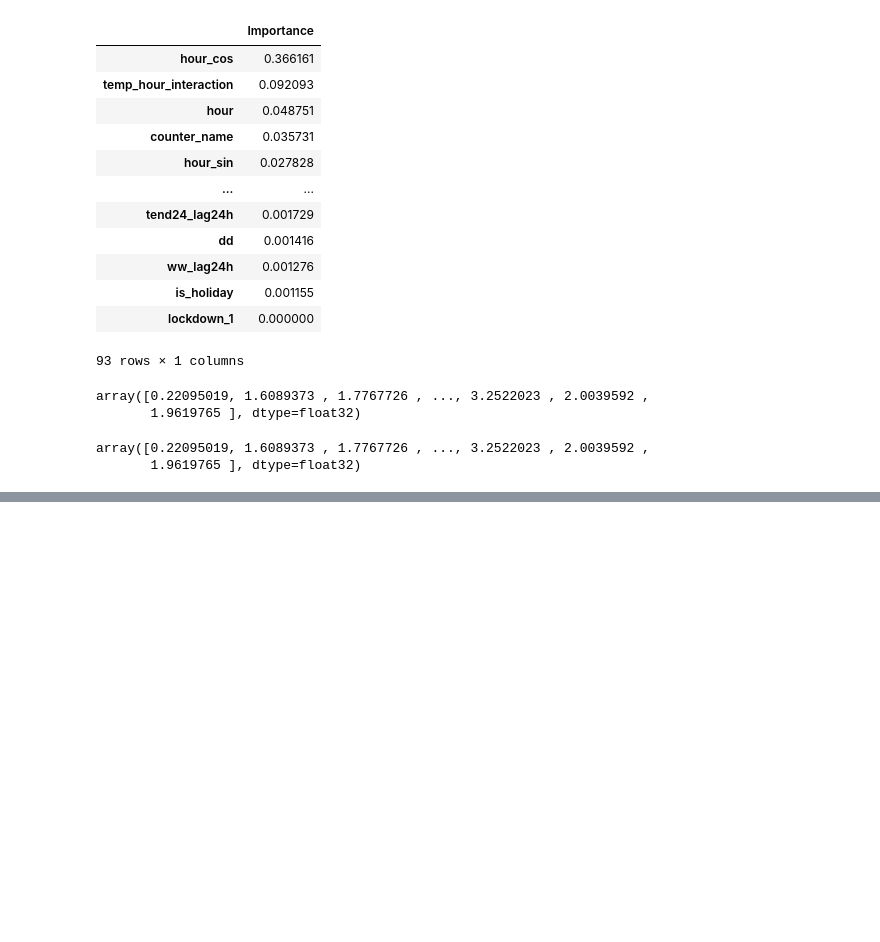
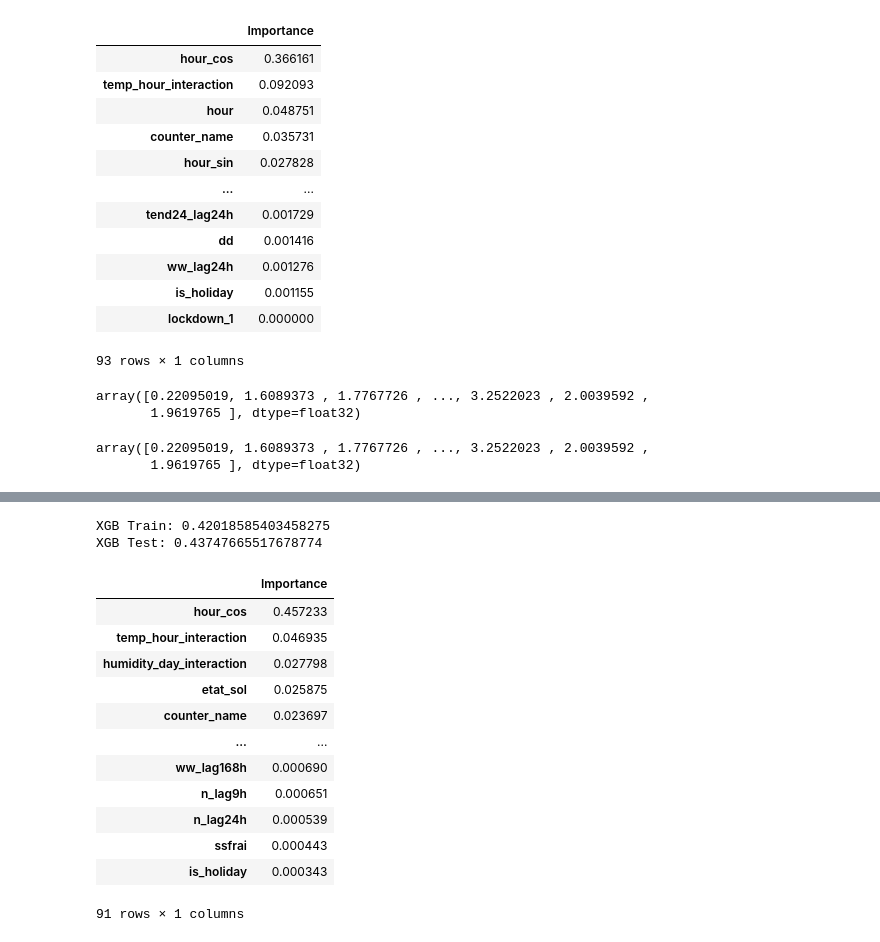
Before and after one commit to Ameya1337/Bike-Counters-Ameya---Qiling, a Jupyter notebook: timeseries continued.ipynb, the cells around one changed output, grey strips where cells are left out. Drawn from its saved outputs; the diff is of its cells as text; code cells hidden in the pictures; blank space fills up the shorter version.

```diff
--- a/timeseries continued.ipynb
+++ b/timeseries continued.ipynb
@@ -92,11 +92,11 @@ def create_features(df):
         "lockdown_1": ("2020-03-17", "2020-05-10"),
         "lockdown_2": ("2020-10-28", "2020-12-01"),
         # with curfew from 7 PM to 6 AM
-        "lockdown_3_1": ("2021-04-03", "2021-05-18"),
+        "lockdown_3_1": ("2021-04-03 19:00:00", "2021-05-18 06:00:00"),
         # with curfew from 9 PM to 6 AM
-        "lockdown_3_2": ("2021-05-19", "2021-06-08"),
+        "lockdown_3_2": ("2021-05-19 21:00:00", "2021-06-08 06:00:00"),
         # with curfew from 11 PM to 6 AM
-        "lockdown_3_3": ("2021-06-09", "2021-06-29"),
+        "lockdown_3_3": ("2021-06-09 23:00:00", "2021-06-29 06:00:00"),
     }
     for lockdown, (start_date, end_date) in lockdowns.items():
         mask = (df.index >= start_date) & (df.index <= end_date)
@@ -1741,0 +2108,16 @@ optimal_features = X_train_encoded.columns[rfecv.support_]
+# %%
+X_train = combined_train[features]
+y_train = combined_train[target]
+X_test = combined_test[features]
+y_test = combined_test[target]
+# %%
+reg = xgb.XGBRegressor(
+    tree_method="hist", n_estimators=1500, enable_categorical=True)
+
+reg.fit(
+    X_train,
+    y_train,
+    eval_set=[(X_train, y_train), (X_test, y_test)],
+    early_stopping_rounds=10,
+    verbose=10,
+)
@@ -1741,0 +2143,30 @@ optimal_features = X_train_encoded.columns[rfecv.support_]
+# %%
+y_hat_xgb = reg.predict(X_train)
+rmse_xgb_train = mean_squared_error(y_train, y_hat_xgb, squared=False)
+print("XGB Train:", rmse_xgb_train)
+
+y_pred_xgb = reg.predict(X_test)
+rmse_xgb_test = mean_squared_error(y_test, y_pred_xgb, squared=False)
+print("XGB Test:", rmse_xgb_test)
+# %% [output]
+XGB Train: 0.42018585403458275
+XGB Test: 0.43747665517678774
+# %%
+fi = pd.DataFrame(
+    data=reg.feature_importances_, index=reg.feature_names_in_, columns=["Importance"]
+)
+fi.sort_values(by="Importance", ascending=False)
+# %% [output]
+|  | Importance |
+| hour_cos | 0.457233 |
+| temp_hour_interaction | 0.046935 |
+| humidity_day_interaction | 0.027798 |
+| etat_sol | 0.025875 |
+| counter_name | 0.023697 |
+| ... | ... |
+| ww_lag168h | 0.000690 |
+| n_lag9h | 0.000651 |
+| n_lag24h | 0.000539 |
+| ssfrai | 0.000443 |
+| is_holiday | 0.000343 |
+91 rows × 1 columns
```
Also changed, not shown: parts of 39 cells of this notebook.
